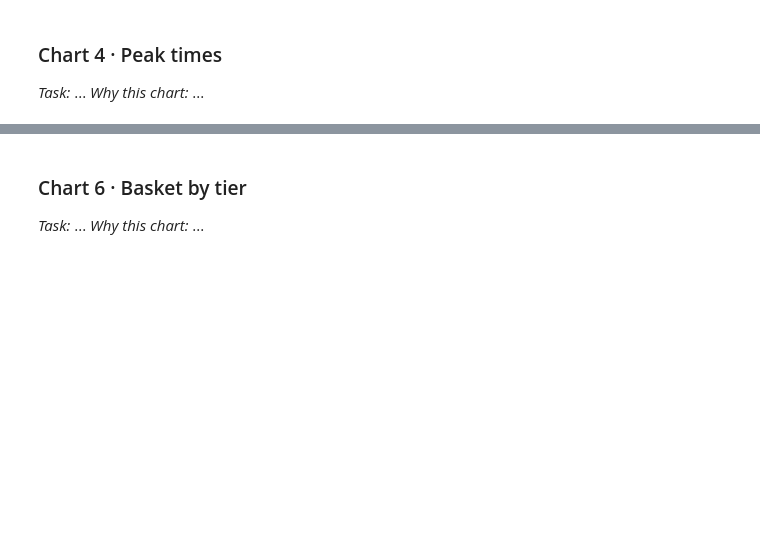
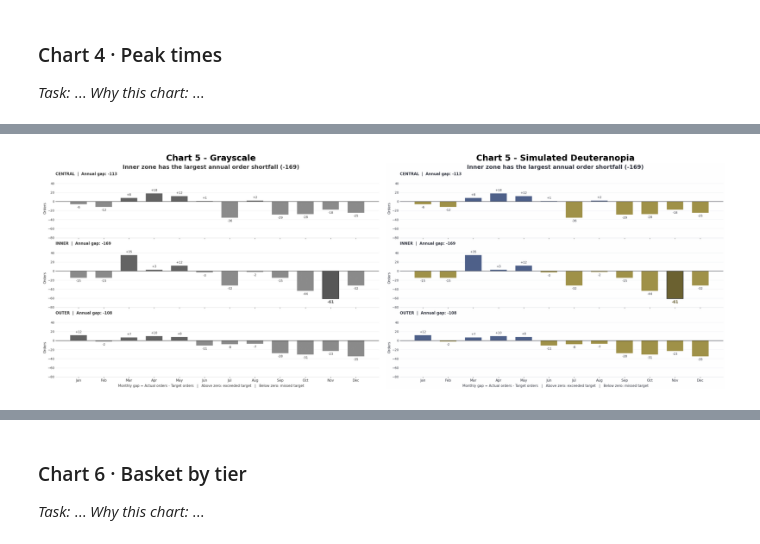
Before and after one commit to hwinhwork-dot/DataViz_Day03_Group, a Jupyter notebook: homework/gh3_gomart/GH3_TeamName.ipynb, the cells around one changed output, grey strips where cells are left out. Cells and saved outputs as stored; diff of their text form; code cells hidden in the pictures; blank space fills up the shorter version.

Commit message:
Complete Chart 5 audit, redesign and accessibility tests

```diff
--- a/homework/gh3_gomart/GH3_TeamName.ipynb
+++ b/homework/gh3_gomart/GH3_TeamName.ipynb
@@ -128,0 +446,83 @@ For each of the six charts: the task the chart should support (action + target),
+# %%
+
+# ==================================================
+# TASK 3 - CHART 5 ACCESSIBILITY TEST
+# Grayscale + simulated deuteranopia
+# ==================================================
+
+import numpy as np
+import matplotlib.pyplot as plt
+
+# Capture the redesigned Chart 5
+fig5.canvas.draw()
+rgb5 = np.asarray(
+    fig5.canvas.buffer_rgba()
+)[..., :3].astype(float) / 255.0
+
+# 1. Grayscale simulation (sRGB luminance)
+linear5 = np.where(
+    rgb5 <= 0.04045,
+    rgb5 / 12.92,
+    ((rgb5 + 0.055) / 1.055) ** 2.4
+)
+
+luminance5 = (
+    0.2126 * linear5[..., 0]
+    + 0.7152 * linear5[..., 1]
+    + 0.0722 * linear5[..., 2]
+)
+
+gray5 = np.where(
+    luminance5 <= 0.0031308,
+    12.92 * luminance5,
+    1.055 * luminance5 ** (1 / 2.4) - 0.055
+)
+
+# 2. Deuteranopia simulation
+matrix5 = np.array([
+    [0.367322, 0.860646, -0.227968],
+    [0.280085, 0.672501, 0.047413],
+    [-0.011820, 0.042940, 0.968881]
+])
+
+sim_linear5 = np.clip(
+    linear5 @ matrix5.T, 0, 1
+)
+
+deuter5 = np.where(
+    sim_linear5 <= 0.0031308,
+    12.92 * sim_linear5,
+    1.055 * sim_linear5 ** (1 / 2.4) - 0.055
+)
+
+# Display both tests
+fig_test5, ax_test5 = plt.subplots(
+    1, 2, figsize=(16, 6),
+    constrained_layout=True
+)
+
+ax_test5[0].imshow(
+    np.clip(gray5, 0, 1),
+    cmap="gray",
+    vmin=0,
+    vmax=1
+)
+ax_test5[0].set_title(
+    "Chart 5 - Grayscale",
+    fontsize=14, fontweight="bold"
+)
+
+ax_test5[1].imshow(
+    np.clip(deuter5, 0, 1)
+)
+ax_test5[1].set_title(
+    "Chart 5 - Simulated Deuteranopia",
+    fontsize=14, fontweight="bold"
+)
+
+for ax in ax_test5:
+    ax.axis("off")
+
+plt.show()
+# %% [output]
+[figure, added]
```
Also changed, not shown: parts of 11 cells of this notebook.
